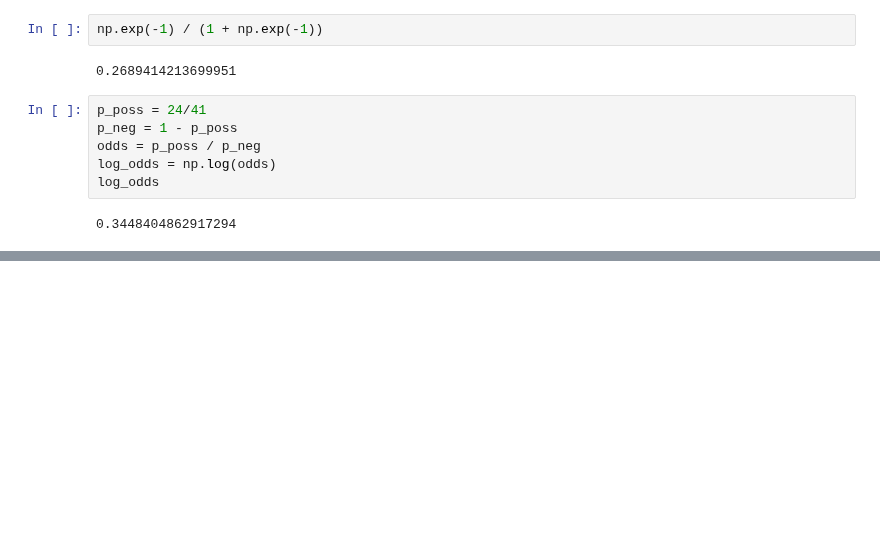
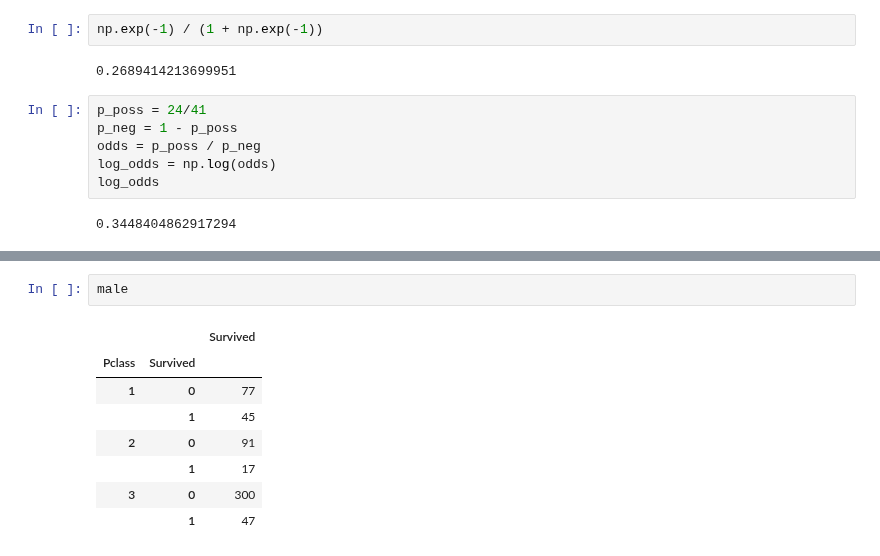
Before and after one commit to Stynic/train_ml_math, a Jupyter notebook: ml/low_level/module_9/notebook_9.ipynb, the cells around one changed output, grey strips where cells are left out. Drawn from its saved outputs; the diff is of its cells as text; blank space fills up the shorter version.

```diff
--- a/ml/low_level/module_9/notebook_9.ipynb
+++ b/ml/low_level/module_9/notebook_9.ipynb
@@ -731,0 +934,11 @@ log_odds
+# %%
+male
+# %% [output]
+|  |  | Survived |
+| Pclass | Survived |  |
+| 1 | 0 | 77 |
+|  | 1 | 45 |
+| 2 | 0 | 91 |
+|  | 1 | 17 |
+| 3 | 0 | 300 |
+|  | 1 | 47 |
```
Also changed, not shown: parts of 22 cells of this notebook, 1 other file.
